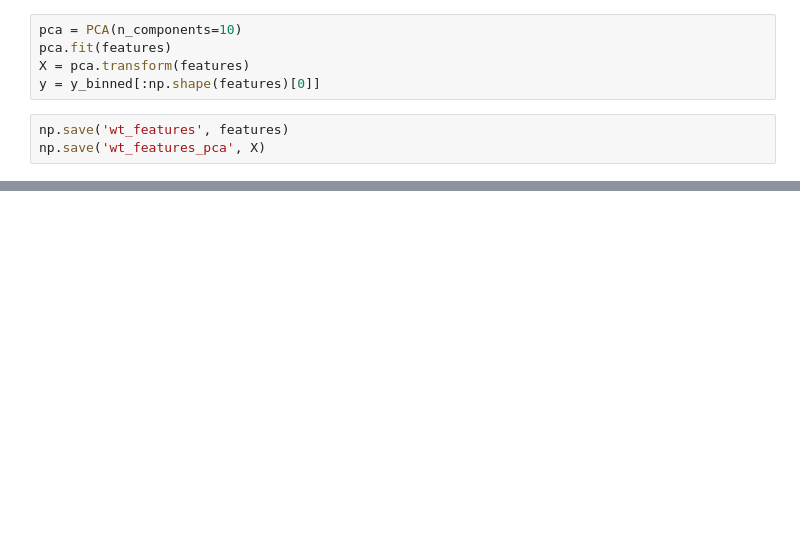
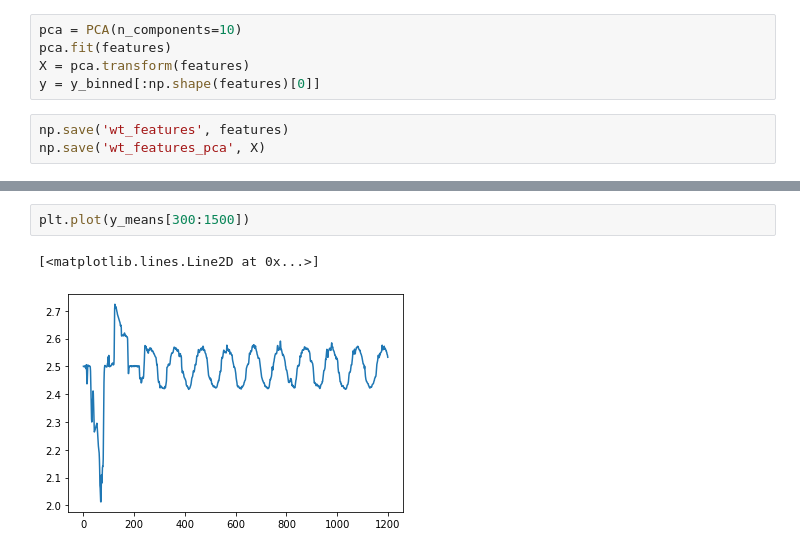
Before and after one commit to hittheant/NLP_Classifier, a Jupyter notebook: Feature Extraction.ipynb, the cells around one changed output, grey strips where cells are left out. Cells and saved outputs as stored; diff of their text form; blank space fills up the shorter version.

```diff
--- a/Feature Extraction.ipynb
+++ b/Feature Extraction.ipynb
@@ -114,0 +144,5 @@ Feature 9: 0.489848 0.612721
+# %%
+plt.plot(y_means[300:1500])
+# %% [output]
+[<matplotlib.lines.Line2D at 0x...>]
+[figure, added]
```
Also changed, not shown: parts of 16 cells of this notebook, 1 other file.
